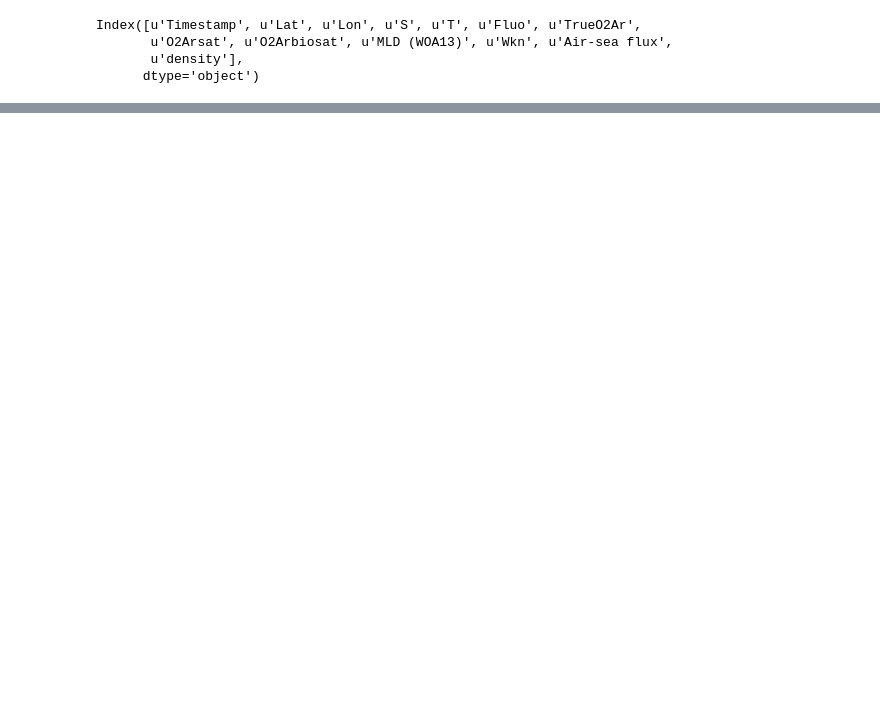
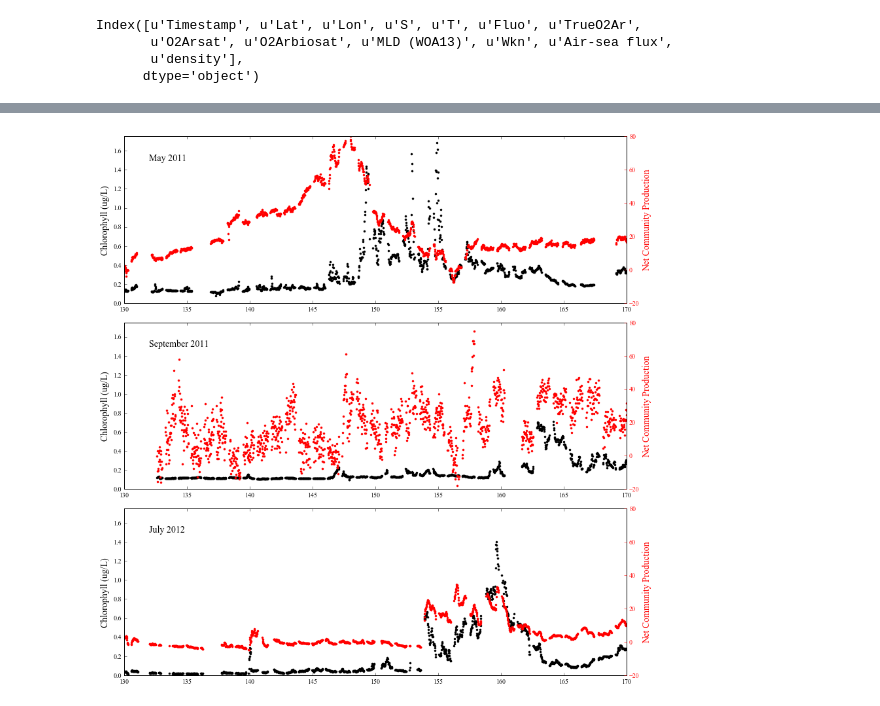
Before and after one commit to sophieclayton/kuroshio_productivity, a Jupyter notebook: Chl_calib.ipynb, the cells around one changed output, grey strips where cells are left out. Saved outputs shown, nothing was run; the diff lists cells and outputs as text; code cells hidden in the pictures; blank space fills up the shorter version.

```diff
--- a/Chl_calib.ipynb
+++ b/Chl_calib.ipynb
@@ -112,0 +129,45 @@ See the caveats in the documentation: http://pandas.pydata.org/pandas-docs/stabl
+# %%
+fig2, (ax1, ax2, ax3) = plt.subplots(3, 1, figsize = (12, 12), dpi = 300)
+
+ax1.plot(Tok1['Lon'], Tok1['chl'], '.k')
+ax4 = ax1.twinx()
+ax4.plot(Tok1['Lon'], Tok1['Air-sea flux'], '.r')
+ax1.set_xlim([130, 170])
+ax1.set_ylim([0, 1.75])
+ax4.set_ylim([-20, 80])
+ax1.text(132, 1.5,'May 2011', fontsize = 14)
+
+ax1.set_ylabel('Chlorophyll (ug/L)', color='k', fontsize = 14)
+ax4.set_ylabel('Net Community Production', color= 'r', fontsize = 14)
+ax4.tick_params(colors='r')
+
+ax2.plot(Tok3['Lon'], Tok3['chl'], '.k')
+ax5 = ax2.twinx()
+ax5.plot(Tok3['Lon'], Tok3['Air-sea flux'], '.r')
+ax2.set_xlim([130, 170])
+ax2.set_ylim([0, 1.75])
+ax5.set_ylim([-20, 80])
+ax2.text(132, 1.5,'September 2011', fontsize = 14)
+
+ax2.set_ylabel('Chlorophyll (ug/L)', color='k', fontsize = 14)
+ax5.set_ylabel('Net Community Production', color= 'r', fontsize = 14)
+ax5.tick_params(colors='r')
+
+ax3.plot(Tian['Lon'], Tian['chl'], '.k')
+ax6 = ax3.twinx()
+ax6.plot(Tian['Lon'], Tian['Air-sea flux'], '.r')
+ax3.set_xlim([130, 170])
+ax3.set_ylim([0, 1.75])
+ax6.set_ylim([-20, 80])
+ax3.text(132, 1.5,'July 2012', fontsize = 14)
+
+ax3.set_ylabel('Chlorophyll (ug/L)', color='k', fontsize = 14)
+ax6.set_ylabel('Net Community Production', color= 'r', fontsize = 14)
+ax6.tick_params(colors='r')
+ax6.set_xlabel('Longitude', fontsize = 14)
+
+plt.show()
+
+fig2.savefig('../figures/uway_NCP_Chl_MJS.png', dpi = 300)
+# %% [output]
+[figure, added]
```
Also changed, not shown: parts of 5 cells of this notebook.
